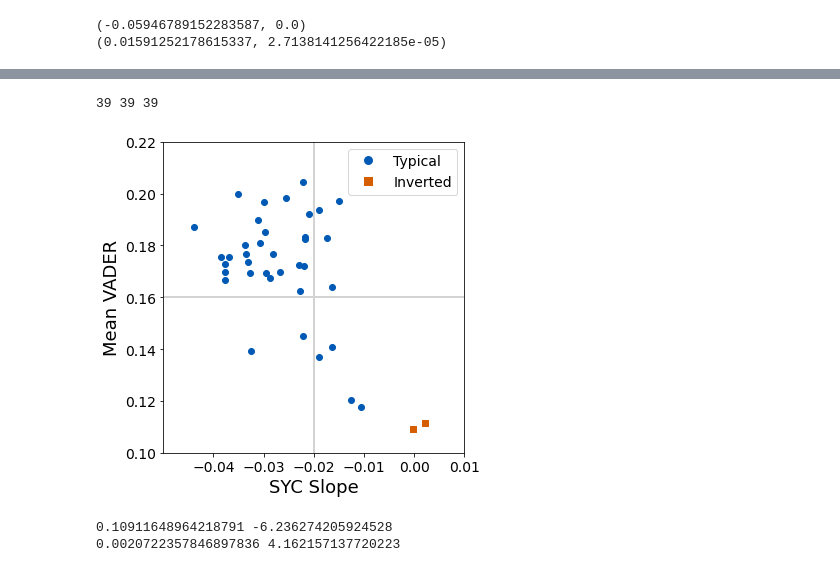
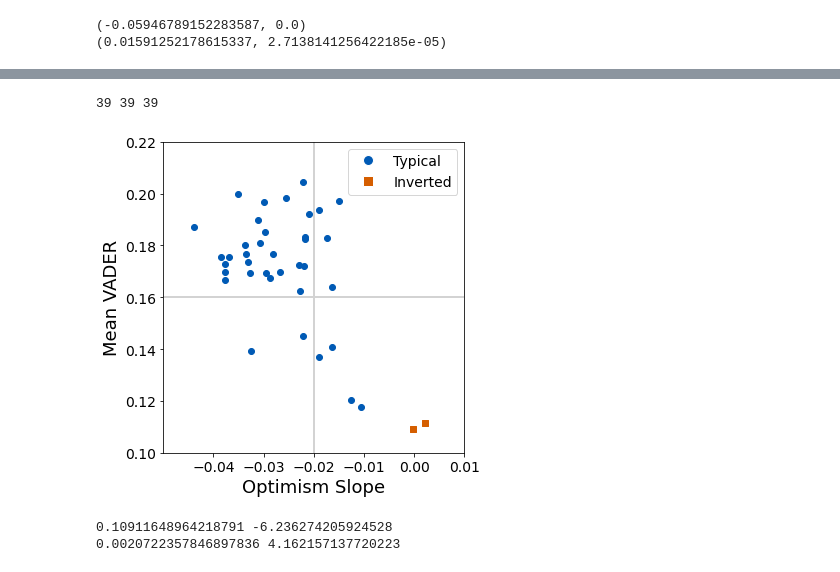
Before and after one commit to CalvinIsch/agents, a Jupyter notebook: Make_Plots.ipynb, the cells around one changed output, grey strips where cells are left out. Cells and saved outputs as stored; diff of their text form; code cells hidden in the pictures.

```diff
--- a/Make_Plots.ipynb
+++ b/Make_Plots.ipynb
@@ -266,9 +266,9 @@ for i in range(len(all_months)-1):
 
     mask = (pd.Timestamp(t_1+' 00:00:00+0000') <= df['created_at']) & (df['created_at'] < pd.Timestamp(t_2+' 00:00:00+0000'))
     df_main = df.loc[mask]
-    all_means.append(df_main[var].mean())
+    all_means.append(df_main["vader"].mean())
 
-    all_tweets = [df_main.loc[df_main['phrase'] == phrase][var].mean() for phrase in all_phrases]
+    all_tweets = [df_main.loc[df_main['phrase'] == phrase]["vader"].mean() for phrase in all_phrases]
     coef = np.polyfit(x,all_tweets,1)
     all_curves.append(coef[0])
 
@@ -310,35 +346,35 @@ axs.plot([-.02, -.02], [.1, .22], '-', color = '#d3d3d3', lw=2)
 axs.plot([-.05, .02], [.16, .16], '-', color = '#d3d3d3', lw=2)
 
 linear_rels = list(df_curves['curve'])
 month_means_2 = list(df_curves['means'])
 cols = ['#005AB5' for i in range(len(month_means_2) - 8)]
 markers = ['o' for i in range(len(month_means_2) - 8)]
 cols.append('#D55E00')
 markers.append('s')
 cols.append('#D55E00')
 markers.append('s')
 for i in range(6):
     cols.append('#005AB5')
     markers.append('o')
 
 print(len(linear_rels),len(month_means_2),len(cols))
 for i in range(len(month_means_2)):
     plt.scatter(linear_rels[i],month_means_2[i],color=cols[i],marker=markers[i])
 
 axs.set_ylim([.1,.22])
 axs.set_xlim([-.05,.005])
 axs.set_ylabel('Mean VADER',fontsize=18)
-axs.set_xlabel('SYC Slope',fontsize=18)
+axs.set_xlabel('Optimism Slope',fontsize=18)
 axs.tick_params(labelsize=14)
 custom_lines = [Line2D([0], [0], marker='o',color='w',markerfacecolor='#005AB5', markersize=10),
                 Line2D([0], [0], marker='s',color='w',markerfacecolor='#D55E00', markersize=10)]
 axs.legend(custom_lines,['Typical','Inverted'],loc='best',fontsize=14)
 axs.set_xticks([-.04,-.03,-.02,-.01,.0,.01])
 plt.savefig('plots/regular-2x2nice.png',dpi = 400)
 plt.show()
 # %% [output]
 39 39 39
-[figure, old version]
+[figure, new version]
 # %%
 df_temp = df_curves.copy()
 df_temp = df_temp.loc[df_temp.months < "2020-03-01"]
```
Also changed, not shown: parts of 3 cells of this notebook, 1 other file.
